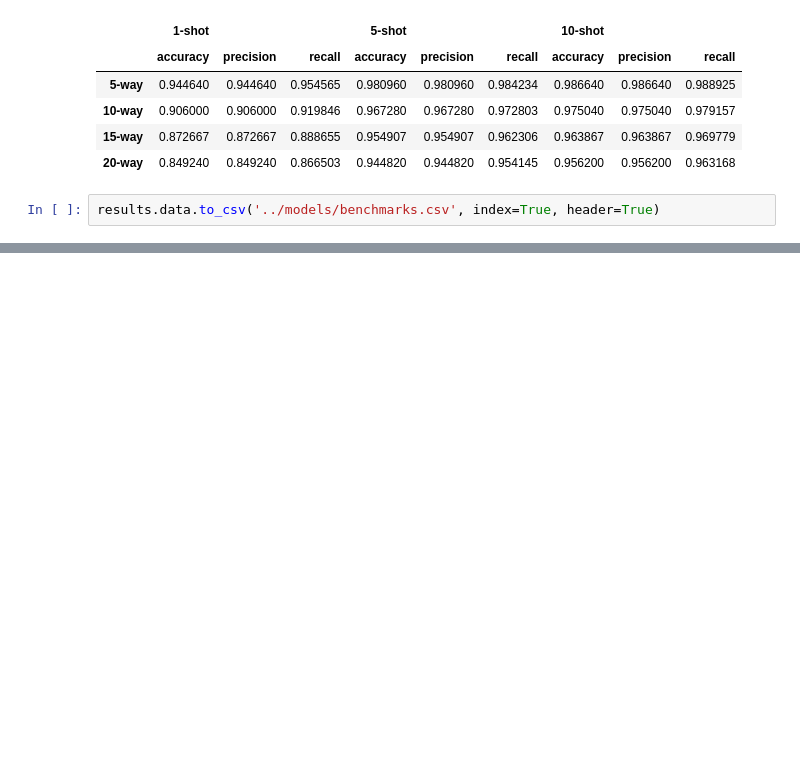
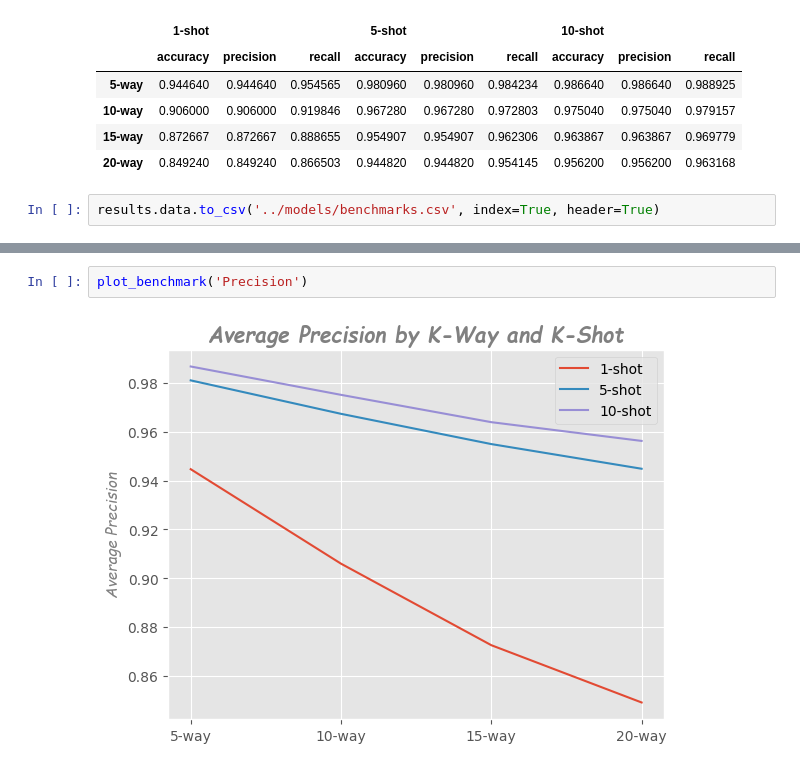
Before and after one commit to afhabibieee/car-attr-classifier, a Jupyter notebook: src/test.ipynb, the cells around one changed output, grey strips where cells are left out. Saved outputs shown, nothing was run; the diff lists cells and outputs as text; blank space fills up the shorter version.

```diff
--- a/src/test.ipynb
+++ b/src/test.ipynb
@@ -252,0 +278,4 @@ results.data.to_csv('../models/benchmarks.csv', index=True, header=True)
+# %%
+plot_benchmark('Precision')
+# %% [output]
+[figure, added]
```
Also changed, not shown: parts of 5 cells of this notebook.
